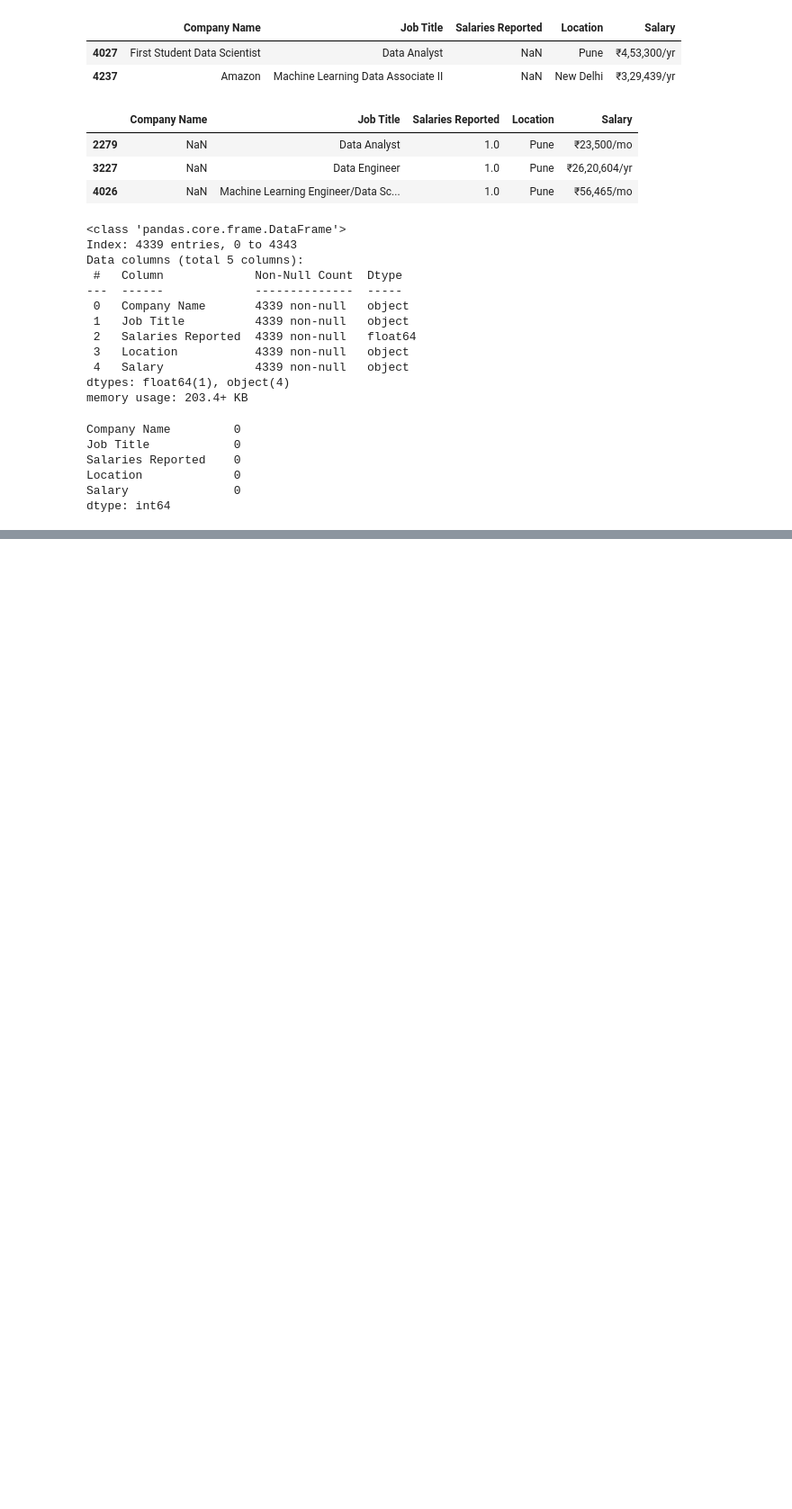
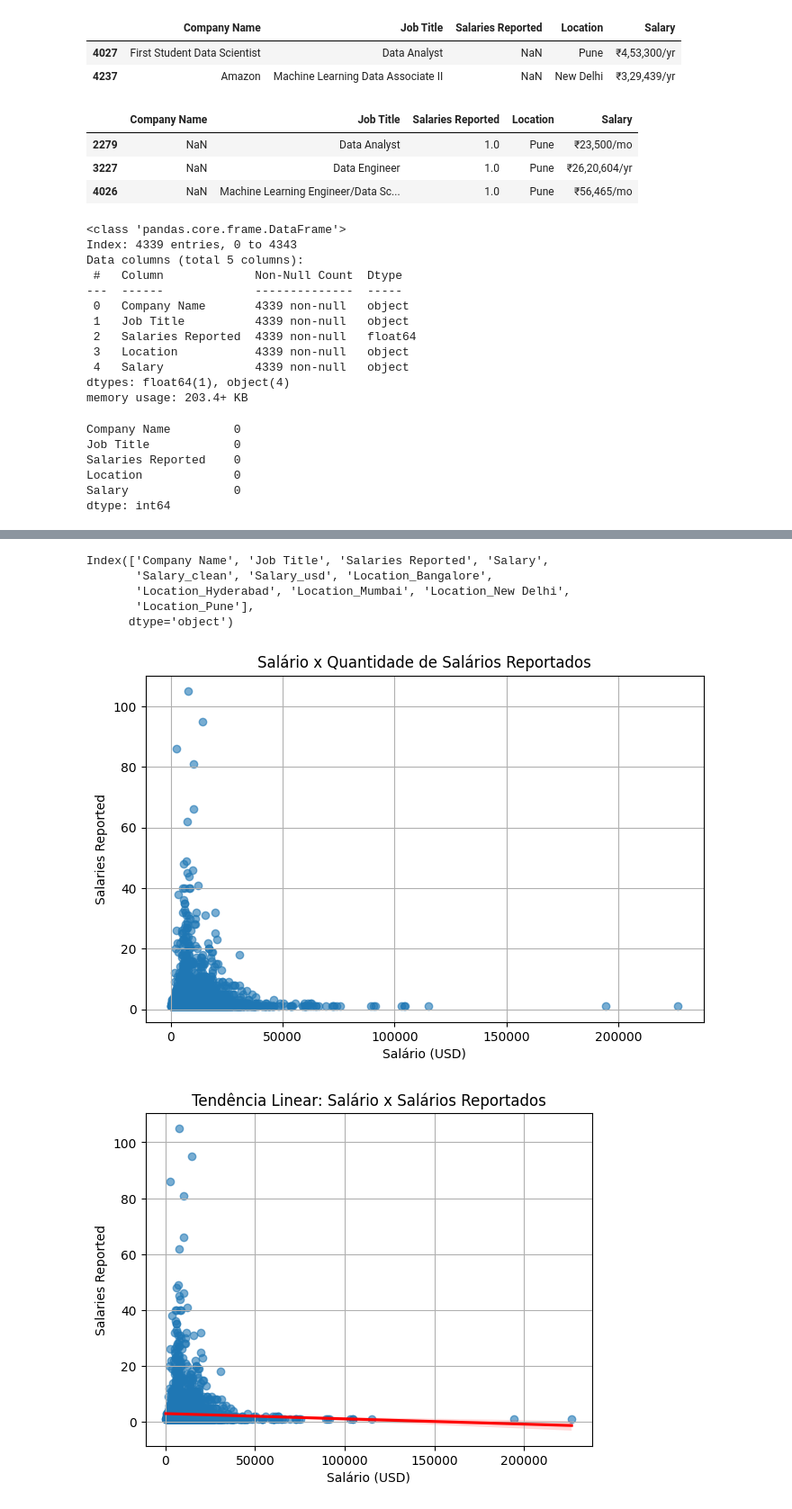
Before and after one commit to lanjos1/Salary-Estimation-Using-Regression-Model, a Jupyter notebook: Salary.ipynb, the cells around one changed output, grey strips where cells are left out. Shown: that part at 90% size. Saved outputs shown, nothing was run; the diff lists cells and outputs as text; code cells hidden in the pictures; blank space fills up the shorter version.

```diff
--- a/Salary.ipynb
+++ b/Salary.ipynb
@@ -134,0 +140,43 @@ print(df.head())
+# %%
+import pandas as pd
+import matplotlib.pyplot as plt
+
+# One-hot encoding da coluna 'Location'
+colunas_categoricas = ["Location"]
+df_location = pd.get_dummies(df, columns=colunas_categoricas)
+
+# Aplicar .copy() para evitar SettingWithCopyWarning
+#df_location = df_location[df_location["Location_Bangalore"] == 1].copy()
+
+# Verifica se as colunas existem
+print(df_location.columns)
+
+# Agora extraia X e Y corretamente do df_location
+X = df_location["Salary_usd"]
+Y = df_location["Salaries Reported"]
+
+# Gera o scatter plot
+plt.figure(figsize=(8, 5))
+plt.scatter(X, Y, alpha=0.6)
+plt.xlabel("Salário (USD)")
+plt.ylabel("Salaries Reported")
+plt.title("Salário x Quantidade de Salários Reportados")
+plt.grid(True)
+plt.show()
+
+import seaborn as sns
+
+sns.regplot(x=X, y=Y, scatter_kws={"alpha": 0.6}, line_kws={"color": "red"})
+plt.xlabel("Salário (USD)")
+plt.ylabel("Salaries Reported")
+plt.title("Tendência Linear: Salário x Salários Reportados")
+plt.grid(True)
+plt.show()
+# %% [output]
+Index(['Company Name', 'Job Title', 'Salaries Reported', 'Salary',
+       'Salary_clean', 'Salary_usd', 'Location_Bangalore',
+       'Location_Hyderabad', 'Location_Mumbai', 'Location_New Delhi',
+       'Location_Pune'],
+      dtype='object')
+[figure, added]
+[figure, added]
```
Also changed, not shown: parts of 3 cells of this notebook.
